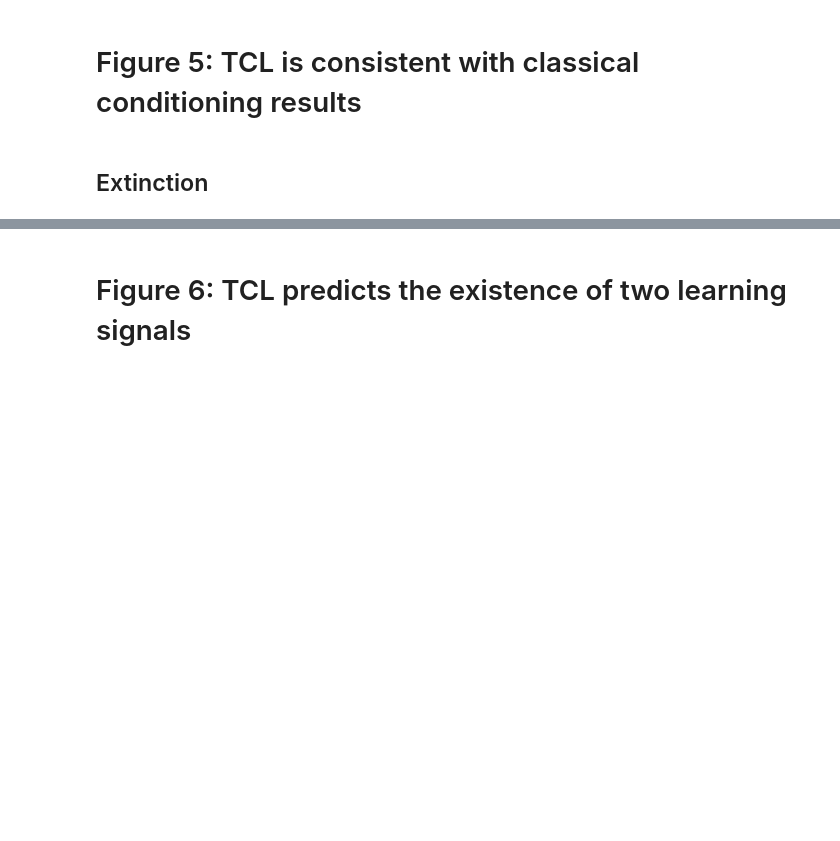
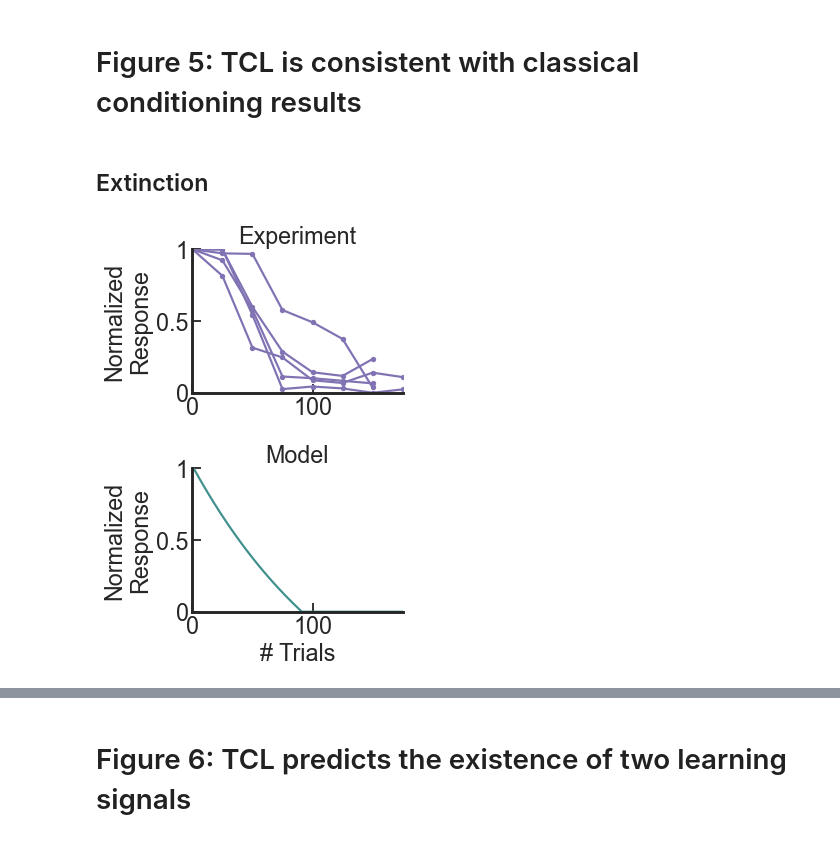
Before and after one commit to noe-hamou/Reconciling_Time_RPE, a Jupyter notebook: notebook_plots.ipynb, the cells around one changed output, grey strips where cells are left out. Cells and saved outputs as stored; diff of their text form; code cells hidden in the pictures; blank space fills up the shorter version.

Commit message:
notebook update figure 4-6

```diff
--- a/notebook_plots.ipynb
+++ b/notebook_plots.ipynb
@@ -926,7 +930,7 @@ for i in range(np.size(ratios)):
     acquisitions[i]=get_acquisition(output_simulation,event_sequence,acquisition_criteria)-parameters_distribution[0]['max_cycles']
 # %%
 # Path
-data_path = "../data/Gibbon_Balsam_1981.csv"
+data_path = "/data/Gibbon_Balsam_1981.csv"
 
 fig, ax = plt.subplots(figsize=(6, 6))
 
@@ -1019,33 +1016,66 @@ for i in range(n_iteration):
+# %%
+parameters_distribution = [
+    {'reward_information': [500,1], 'cues_information': [[10,1]], 'max_cycles': 500},
+    {'reward_information': [500,0], 'cues_information': [[10,1]], 'max_cycles': 500}
+   # Add more parameter sets as needed
+]
+
+eta = 1.5 * 10**(-2)
+eta_prime = 10**(-2)
+eps = -20
+
+# Generating events
+event_sequence = generate_events(parameters_distribution)
+
+# Running simulation
+output_simulation = run_tcl(event_sequence,eps,eta,eta_prime)
+
+response = get_response_trials_T(event_sequence,output_simulation,parameters_distribution)
 # %%
+fig, ax = plt.subplots(2, 1, figsize=(5, 7))
 
-plt.rcParams.update({'font.size': 24})
-sns.set(context='talk', font_scale=1.0,font = "Arial",color_codes=True, palette='deep', style='ticks',
-rc={'mathtext.fontset': 'cm', 'xtick.direction': 'in','ytick.direction': 'in',
-            'axes.linewidth': 3, 'figure.dpi':70, 'text.usetex':False, 'font.size':24})
+# Plot the experimental data in the first subplot
+for i in range(5):
+    ax[0].plot(
+        x, N[i] / 10,
+        '.-', color=sns.color_palette("deep")[4],
+        label="Experimental Data" if i == 0 else None
+    )
 
-fig, ax = plt.subplots(2,1,figsize=(5,7))
+# Plot the model response in the second subplot
+ax[1].plot(
+    np.linspace(1, 500, 500),
+    response[500:1000] / np.max(response[500:1000]),
+    color=sns.color_palette("crest")[2],
+    label="Model Response"
+)
 
-for i in range(5):
-    ax[0].plot(x,N[i]/10,'.-',color=sns.color_palette("deep")[4])
-    ax[1].plot(np.linspace(1,500,500),responses[0,500:1000]/np.max(responses[0,500:1000]),color=sns.color_palette("crest")[2])
-#ax.plot(,np.mean(responses[:,500:1000],0)/np.max(np.mean(responses[:,500:1000],0)),label='Model',color=sns.color_palette("deep")[0])
-ax[1].set_xlim([0,400])
-ax[0].set_xlim([0,175])
-ax[0].set_ylim([0,1])
-ax[1].set_ylim([0,1])
-ax[0].set_ylabel('Normalized\nresponse',fontsize=24)
-ax[1].set_ylabel('Normalized\nresponse',fontsize=24)
-ax[1].set_xlabel('# Trials',fontsize=24)
-ax[1].set_title('Model',fontsize=24)
-ax[0].set_xticks([0,100],[0,100],fontsize=24)
-ax[1].set_xticks([0,200],[0,200],fontsize=24)
-ax[1].set_yticks([0,0.5,1],[0,0.5,1],fontsize=24)
+# Set limits for x and y axes
+for axis in ax:
+    axis.set_xlim([0, 175])
+    axis.set_ylim([0, 1])
 
-ax[0].set_yticks([0,0.5,1],[0,0.5,1],fontsize=24)
-ax[0].set_title('Experiment',fontsize=24)
-ax[0].spines[['right', 'top']].set_visible(False)
-ax[1].spines[['right', 'top']].set_visible(False)
+# Customize y-axis and x-axis labels
+ax[0].set_ylabel('Normalized\nResponse', fontsize=24)
+ax[1].set_ylabel('Normalized\nResponse', fontsize=24)
+ax[1].set_xlabel('# Trials', fontsize=24)
 
-plt.legend(frameon=False)
+# Set titles for subplots
+ax[0].set_title('Experiment', fontsize=24)
+ax[1].set_title('Model', fontsize=24)
+
+# Set x-axis and y-axis tick positions and labels
+for axis in ax:
+    axis.set_xticks([0, 100], [0, 100], fontsize=24)
+    axis.set_yticks([0, 0.5, 1], [0, 0.5, 1], fontsize=24)
+
+# Remove unnecessary spines
+for axis in ax:
+    axis.spines[['right', 'top']].set_visible(False)
+
+
+# Optimize layout and save the figure
 plt.tight_layout()
-plt.savefig(folder_path_save+"tcl_experiment_model_extinction.svg")
+plt.savefig(figure_path + "figure5a")
+# %% [output]
+[figure, added]
```
Also changed, not shown: parts of 33 cells of this notebook, 7 other files.
